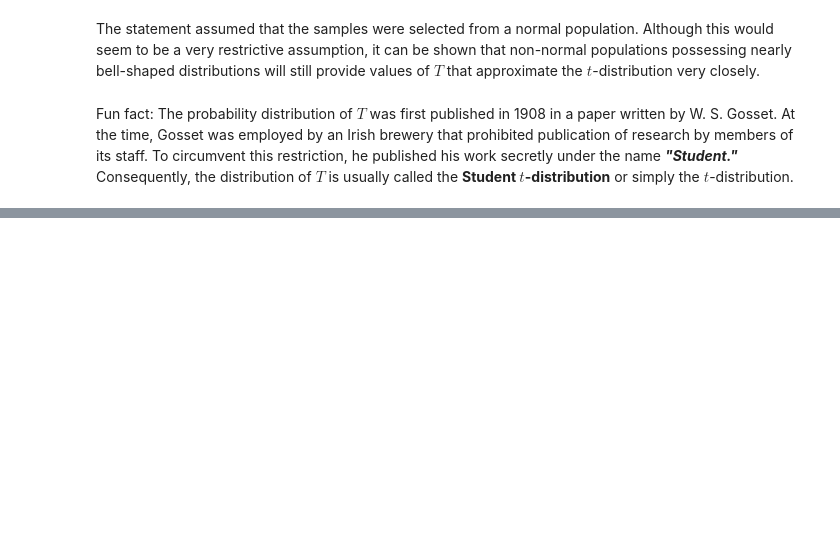
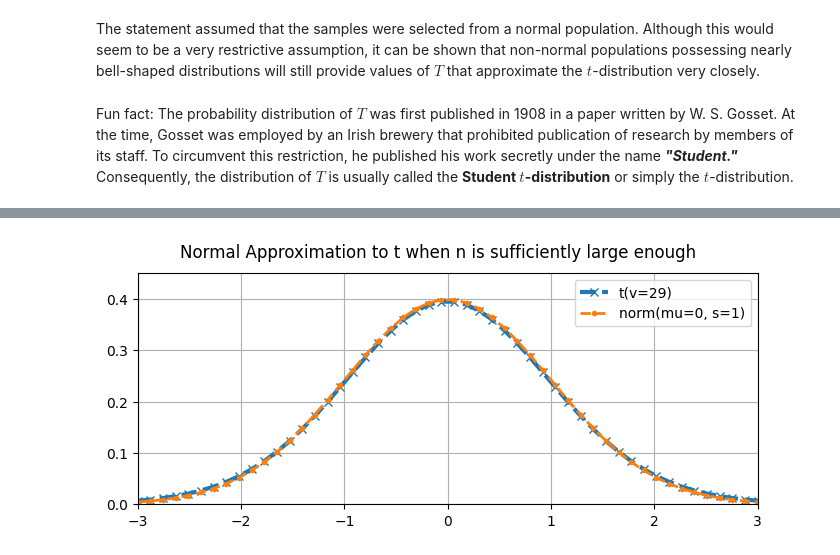
Before and after one commit to NEWisREAL1/Statistics-Notebooks, a Jupyter notebook: Chapter 6 - Fundamental Sampling Distributions.ipynb, the cells around one changed output, grey strips where cells are left out. Cells and saved outputs as stored; diff of their text form; code cells hidden in the pictures; blank space fills up the shorter version.

```diff
--- a/Chapter 6 - Fundamental Sampling Distributions.ipynb
+++ b/Chapter 6 - Fundamental Sampling Distributions.ipynb
@@ -790,0 +926,18 @@ the distribution of $T$ is usually called the **Student $t$-distribution** or si
+# %%
+fig, ax = plt.subplots(1,1,figsize=(8,3))
+
+fig.suptitle("Normal Approximation to t when n is sufficiently large enough")
+
+xs = np.linspace(-3,3,50)
+
+ax.plot(xs, student_t.pdf(xs, 29), "--x", linewidth=3, label="t(v=29)")
+ax.plot(xs, norm.pdf(xs)         , "--.", linewidth=2, label="norm(mu=0, s=1)")
+
+ax.set(
+    xlim=[-3,3], ylim=[0,0.45],
+    axisbelow=True
+)
+ax.legend()
+ax.grid();
+# %% [output]
+[figure, added]
```
Also changed, not shown: parts of 38 cells of this notebook, 1 other file.
